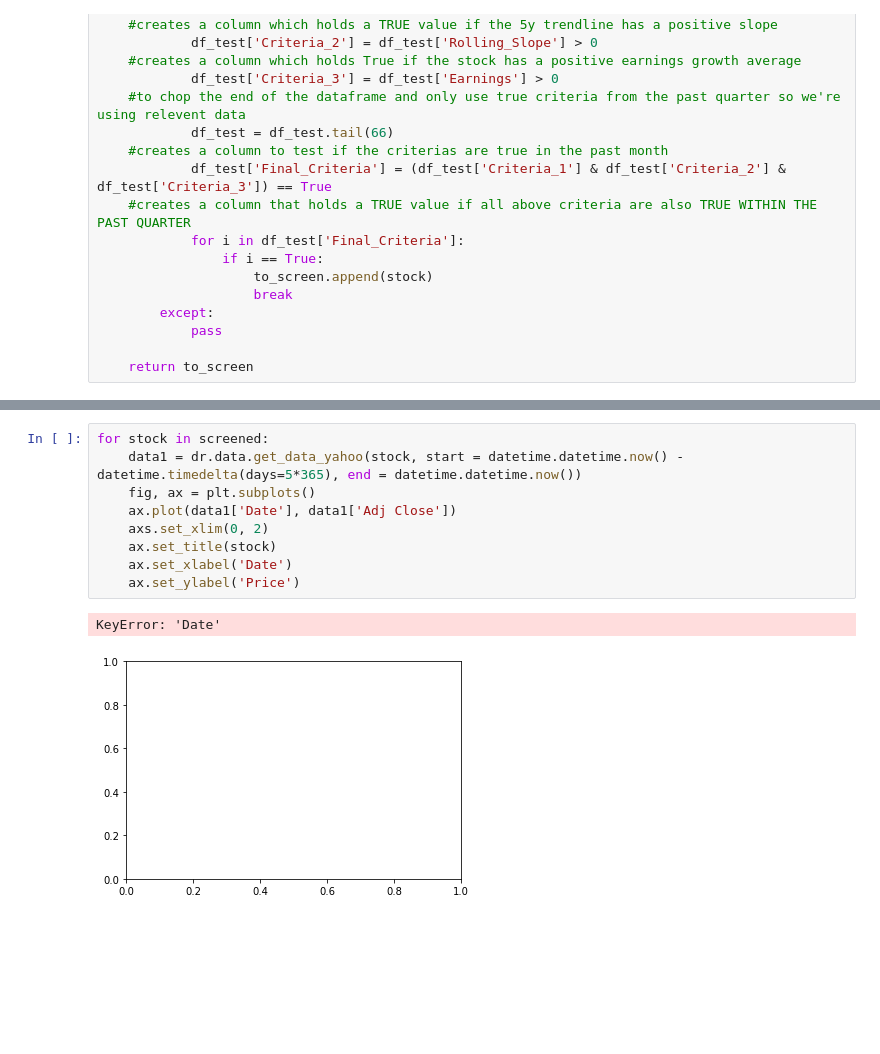
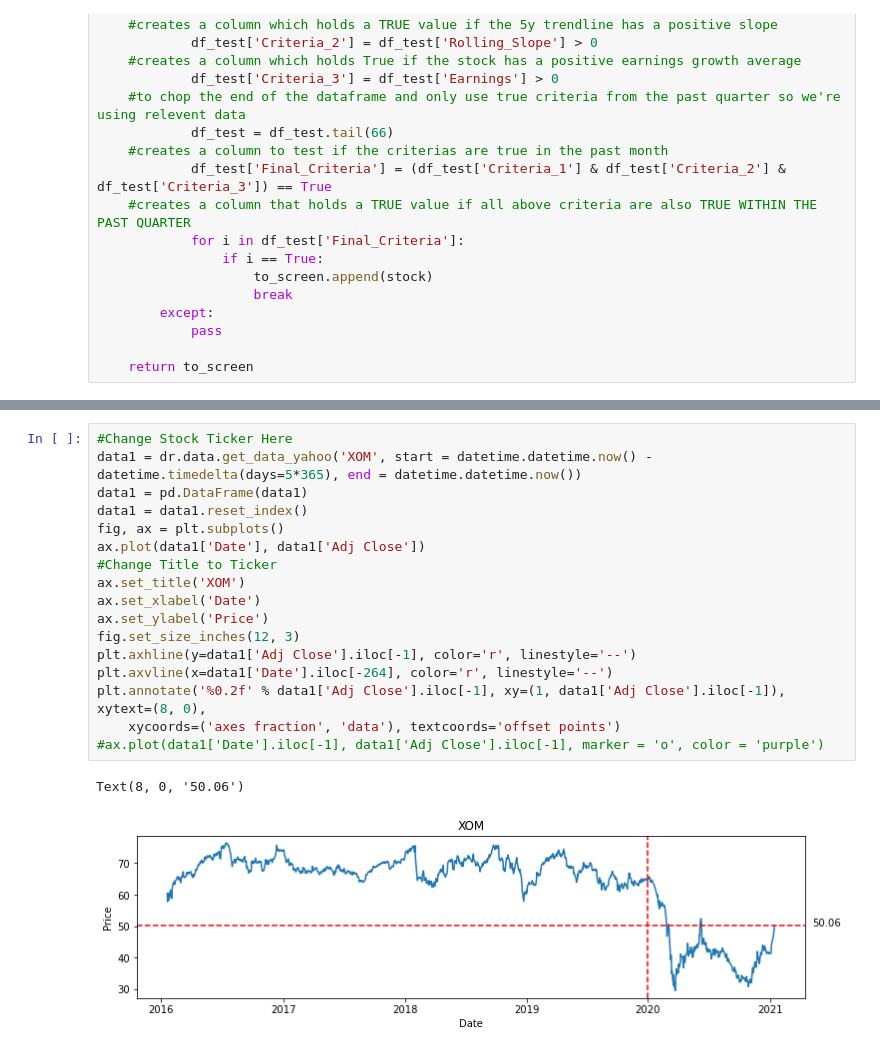
Before and after one commit to PythonF87/QMLRMRA, a Jupyter notebook: MeanRev3.ipynb, the cells around one changed output, grey strips where cells are left out. Drawn from its saved outputs; the diff is of its cells as text; blank space fills up the shorter version.

```diff
--- a/MeanRev3.ipynb
+++ b/MeanRev3.ipynb
@@ -339,12 +365,20 @@ for stock in screened:
-# %%
-for stock in screened:
-    data1 = dr.data.get_data_yahoo(stock, start = datetime.datetime.now() - datetime.timedelta(days=5*365), end = datetime.datetime.now())
-    fig, ax = plt.subplots()
-    ax.plot(data1['Date'], data1['Adj Close'])
-    axs.set_xlim(0, 2)
-    ax.set_title(stock)
-    ax.set_xlabel('Date')
-    ax.set_ylabel('Price')
-# %% [output]
-KeyError: 'Date'
-[figure, removed]
+# %%
+#Change Stock Ticker Here
+data1 = dr.data.get_data_yahoo('XOM', start = datetime.datetime.now() - datetime.timedelta(days=5*365), end = datetime.datetime.now())
+data1 = pd.DataFrame(data1)
+data1 = data1.reset_index()
+fig, ax = plt.subplots()
+ax.plot(data1['Date'], data1['Adj Close'])
+#Change Title to Ticker
+ax.set_title('XOM')
+ax.set_xlabel('Date')
+ax.set_ylabel('Price')
+fig.set_size_inches(12, 3)
+plt.axhline(y=data1['Adj Close'].iloc[-1], color='r', linestyle='--')
+plt.axvline(x=data1['Date'].iloc[-264], color='r', linestyle='--')
+plt.annotate('%0.2f' % data1['Adj Close'].iloc[-1], xy=(1, data1['Adj Close'].iloc[-1]), xytext=(8, 0),
+    xycoords=('axes fraction', 'data'), textcoords='offset points')
+#ax.plot(data1['Date'].iloc[-1], data1['Adj Close'].iloc[-1], marker = 'o', color = 'purple')
+# %% [output]
+Text(8, 0, '50.06')
+[figure, added]
```
Also changed, not shown: parts of 7 cells of this notebook.
